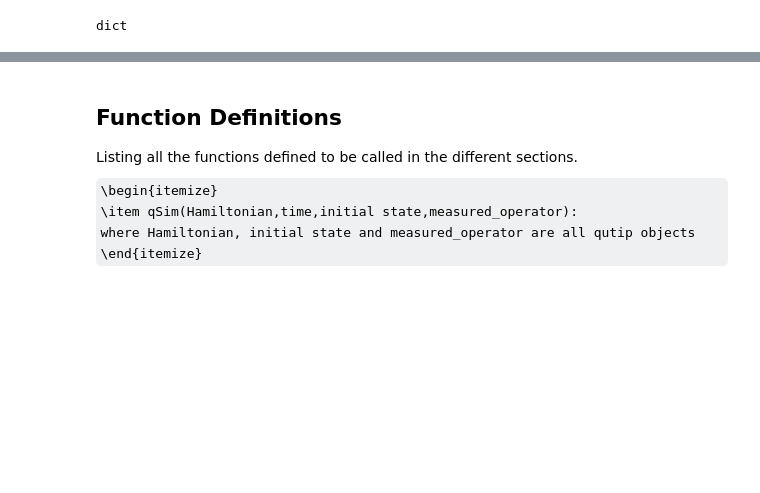
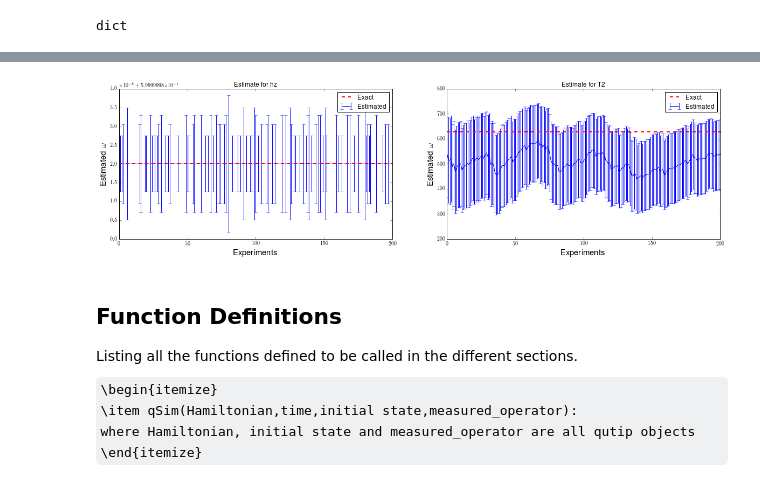
Before and after one commit to paraj003/hamiltonian_learning, a Jupyter notebook: Hamiltonian Learning.ipynb, the cells around one changed output, grey strips where cells are left out. Cells and saved outputs as stored; diff of their text form; code cells hidden in the pictures; some formulas as TeX source; blank space fills up the shorter version.

```diff
--- a/Hamiltonian Learning.ipynb
+++ b/Hamiltonian Learning.ipynb
@@ -192,0 +297,82 @@ dict
+# %%
+#Exact Hamiltonian parameters
+keylist=['hz','T2']
+ham_params_list=[0.6,200*np.pi]
+Op_list=[sigmaz()]
+count=0
+ham_params={key:ham_params_list[ind] for ind,key in enumerate(keylist)}
+Ham,T2=Ham_def_dephased(ham_params_list,Op_list,keylist)
+#sum(ham_params_list[ind]*Op_list[ind] for ind,key in enumerate(keylist))
+
+#Initial state and Measurement basis
+ψinit=(basis(2,0)+basis(2,1))/np.sqrt(2)
+projOp=ket2dm(ψinit)
+projOplist=[ket2dm((basis(2,0)+basis(2,1))/np.sqrt(2)),ket2dm((basis(2,0)+1j*basis(2,1))/np.sqrt(2)),ket2dm(basis(2,0))]
+
+#Parameters for SMC
+precision=10**(-6)
+nexp=200
+nprt=100
+a=0.98 #liu-west resampler
+l=0.5
+params_guess={'hz':0.6,'T2':180*np.pi}
+σ_guess={'hz':0.0/np.sqrt(3),'T2':100*np.pi/np.sqrt(3)} # stddev of initial distributions
+μdict={key : [] for key in keylist}
+σdict={key : [] for key in keylist}
+
+
+np.random.seed(10) #set seed
+if len(params_guess)!=len(keylist):
+    print("Define the correct number of variables in keylist and parmas_guess")
+xvec={key:np.random.uniform(max(0,params_guess[key]-np.sqrt(3)*σ_guess[key]),params_guess[key]+np.sqrt(3)*σ_guess[key],nprt) for key in keylist}
+#xvec={key:np.random.normal(params_guess[key],σ_guess[key],nprt) for key in keylist} #generates a dictionary of lists
+w=1/nprt #weights initialized
+w_i=w*np.ones(nprt)
+for key in keylist:
+    μtemp=np.dot(xvec[key],w_i)
+    σtemp=np.sqrt(np.dot(w_i,xvec[key]**2)-μtemp**2)
+    μdict[key].append(μtemp)
+    σdict[key].append(σtemp)
+
+σ={key : σdict[key][0] for key in keylist}
+μ={key : μdict[key][0] for key in keylist}
+
+resamplecount=0
+for expchoice in range(0,nexp):
+    print(expchoice, end='\r', flush=True)
+    #ψinit=rand_ket(2)
+    t=random_suggestion(0,200*np.pi)#optimized_suggestion(xvec,σ['hz']) #random_suggestion(0,20*np.pi)
+    exp_outcome=qSim_deph(Ham,t,ψinit,projOp,T2)
+    for prtchoice in range(0,nprt):
+        xguess=[xvec[key][prtchoice] for key in keylist]
+        Hamguess, T2guess=Ham_def_dephased(xguess,Op_list,keylist)
+        prob_dist=clSim_deph(Hamguess,t,ψinit,projOp,exp_outcome,T2guess)
+        w_i[prtchoice]=w_i[prtchoice]*prob_dist #Bayesian update
+    w_i=w_i/np.sum(w_i)
+    #w_i=rmsmallnos(w_i,0)
+    if 1/np.dot(w_i,w_i)<nprt*l:
+        xvec,w_i=resample(xvec,w_i,keylist,a)
+        resamplecount+=1
+    μ,σ=meanstd(xvec,w_i,keylist)
+    {key : μdict[key].append(μ[key])   for key in keylist}
+    {key : σdict[key].append(σ[key])   for key in keylist}
+    #precision test
+    σmaxkey=max(σ,key=σ.get) #max std dev
+    if np.abs(σ[σmaxkey]/μ[σmaxkey])<precision:
+        print("Process terminated at %g steps"%expchoice)
+        break
+print("Resampling count=%g"%resamplecount)
+
+
+fig=plt.figure(figsize=(20,5))
+count=0
+for key in keylist:
+    count+=1
+    plt.subplot(1,len(keylist),count)
+    plt.errorbar(range(len(μdict[key])),μdict[key],yerr=σdict[key],label="Estimated")
+    plt.plot(range(len(μdict[key])),ham_params[key]*np.ones(len(μdict[key])),'--r',linewidth=2,label='Exact')
+    plt.xlabel('Experiments',fontsize=15)
+    plt.ylabel('Estimated $\\omega$',fontsize=15)
+    plt.legend()
+    plt.title('Estimate for %s'%key)
+# %% [output]
@@ -193,3 +381,4 @@ dict
+[figure, added]
 # %% [markdown]
 ## Function Definitions
 Listing all the functions defined to be called in the different sections.
```
Also changed, not shown: parts of 21 cells of this notebook, 2 other files.
